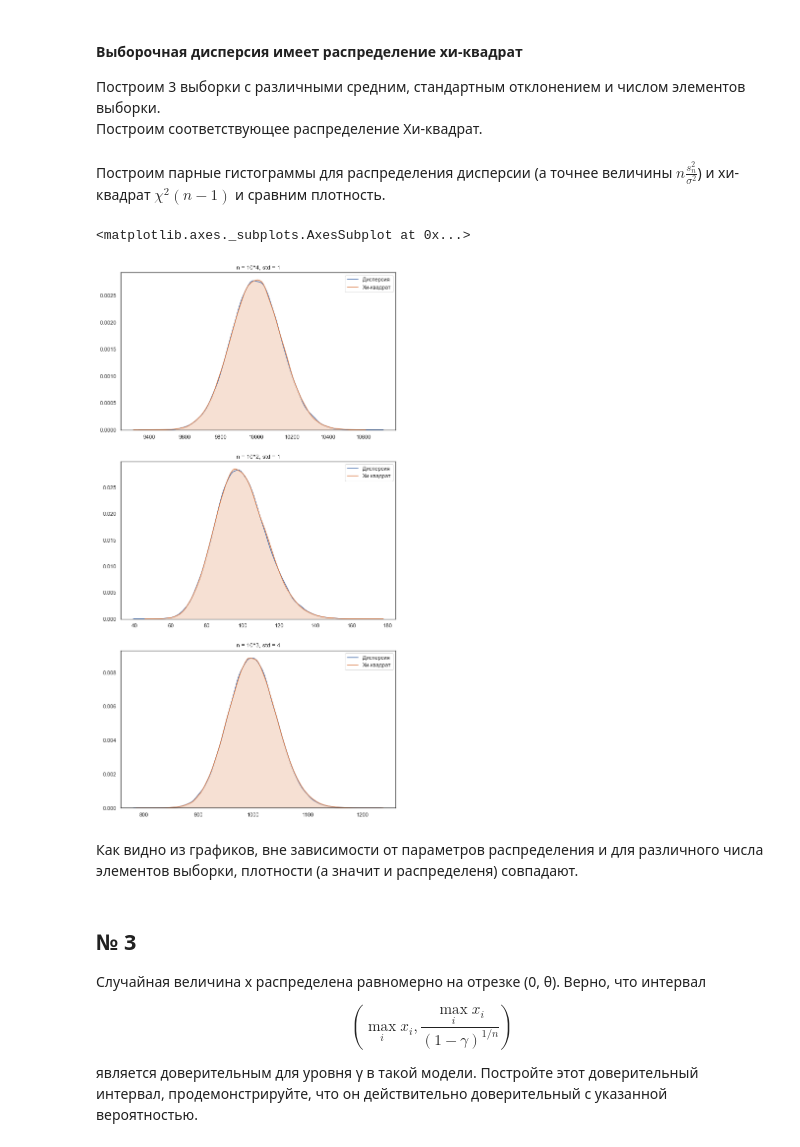
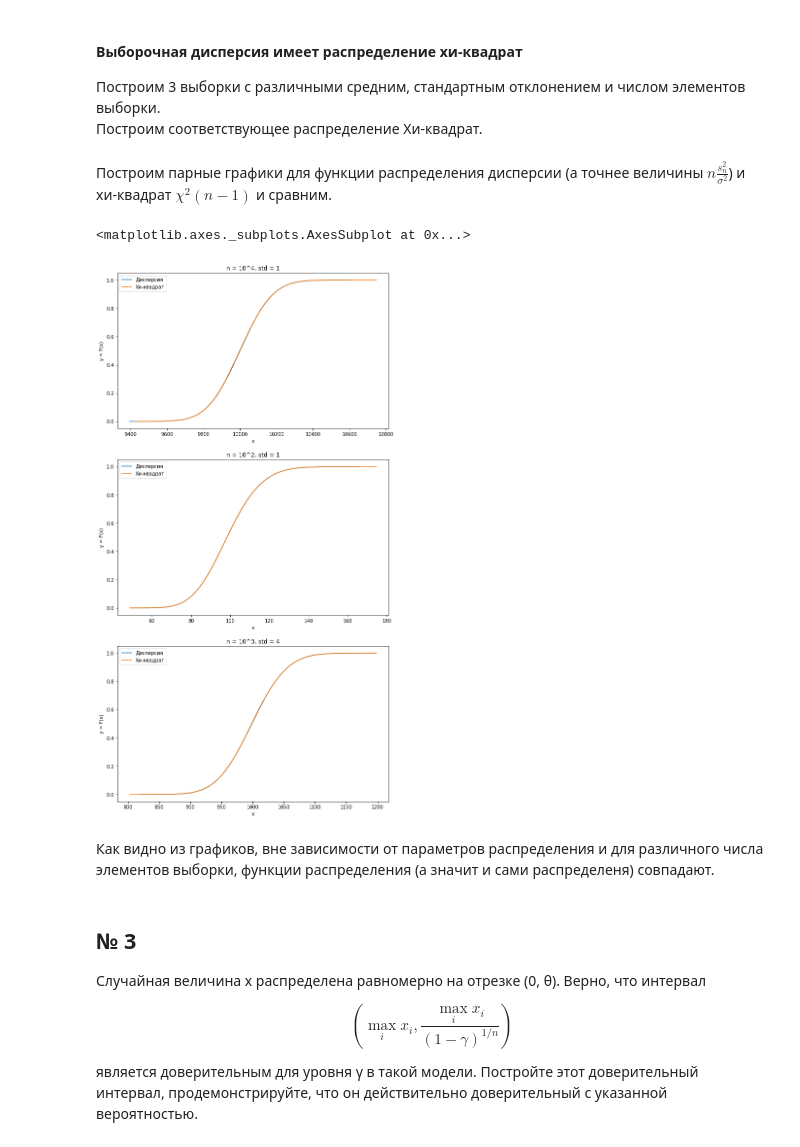
Before and after one commit to smetam/MS2020, a Jupyter notebook: mhw1.ipynb, the cells around one changed output. Cells and saved outputs as stored; diff of their text form; code cells hidden in the pictures.

```diff
--- a/mhw1.ipynb
+++ b/mhw1.ipynb
@@ -237,26 +253,44 @@ chi1 = np.random.chisquare(n1 - 1, 100000)
 chi2 = np.random.chisquare(n2 - 1, 100000)
 chi3 = np.random.chisquare(n3 - 1, 100000)
 # %% [markdown]
-Построим парные гистограммы для распределения дисперсии (а точнее величины $n \frac{s_{n}^{2}}{\sigma^{2}}$) и хи-квадрат $\chi^{2}(n-1)$ и сравним плотность.
+Построим парные графики для функции распределения дисперсии (а точнее величины $n \frac{s_{n}^{2}}{\sigma^{2}}$) и хи-квадрат $\chi^{2}(n-1)$ и сравним.
+# %%
+Y1.sort()
+ecdf_Y1 = ECDF(Y1, side='left')
+chi1.sort()
+ecdf_ch1 = ECDF(chi1, side='left')
+
+Y2.sort()
+ecdf_Y2 = ECDF(Y2, side='left')
+chi2.sort()
+ecdf_ch2 = ECDF(chi2, side='left')
+
+Y3.sort()
+ecdf_Y3 = ECDF(Y3, side='left')
+chi3.sort()
+ecdf_ch3 = ECDF(chi3, side='left')
 # %%
 fig, axs = plt.subplots(nrows=3, figsize=(10,20))
 
 axs[0].title.set_text('n = 10^4, std = 1')
-sns.kdeplot(Y1, shade=False, label='Дисперсия', ax=axs[0])
-sns.kdeplot(chi1, shade=True, label='Хи-квадрат', ax=axs[0])
+axs[0].set(xlabel='x', ylabel='y = F(x)')
+sns.lineplot(x=ecdf_Y1.x, y=ecdf_Y1.y, label='Дисперсия', ax=axs[0])
+sns.lineplot(x=ecdf_ch1.x, y=ecdf_ch1.y, label='Хи-квадрат', ax=axs[0])
 
 axs[1].title.set_text('n = 10^2, std = 1')
-sns.kdeplot(Y2, shade=False, label='Дисперсия', ax=axs[1])
-sns.kdeplot(chi2, shade=True, label='Хи-квадрат', ax=axs[1])
+axs[1].set(xlabel='x', ylabel='y = F(x)')
+sns.lineplot(x=ecdf_Y2.x, y=ecdf_Y2.y, label='Дисперсия', ax=axs[1])
+sns.lineplot(x=ecdf_ch2.x, y=ecdf_ch2.y, label='Хи-квадрат', ax=axs[1])
 
 axs[2].title.set_text('n = 10^3, std = 4')
-sns.kdeplot(Y3, shade=False, label='Дисперсия', ax=axs[2])
-sns.kdeplot(chi3, shade=True, label='Хи-квадрат', ax=axs[2])
+axs[2].set(xlabel='x', ylabel='y = F(x)')
+sns.lineplot(x=ecdf_Y3.x, y=ecdf_Y3.y, label='Дисперсия', ax=axs[2])
+sns.lineplot(x=ecdf_ch3.x, y=ecdf_ch3.y, label='Хи-квадрат', ax=axs[2])
 # %% [output]
 <matplotlib.axes._subplots.AxesSubplot at 0x...>
-[figure, old version]
+[figure, new version]
 # %% [markdown]
-Как видно из графиков, вне зависимости от параметров распределения и для различного числа элементов выборки, плотности (а значит и распределеня) совпадают.
+Как видно из графиков, вне зависимости от параметров распределения и для различного числа элементов выборки, функции распределения (а значит и сами распределеня) совпадают.
 # %% [markdown]
 ## № 3
 Случайная величина x распределена равномерно на отрезке (0, θ). Верно, что интервал
```
Also changed, not shown: parts of 22 cells of this notebook.
